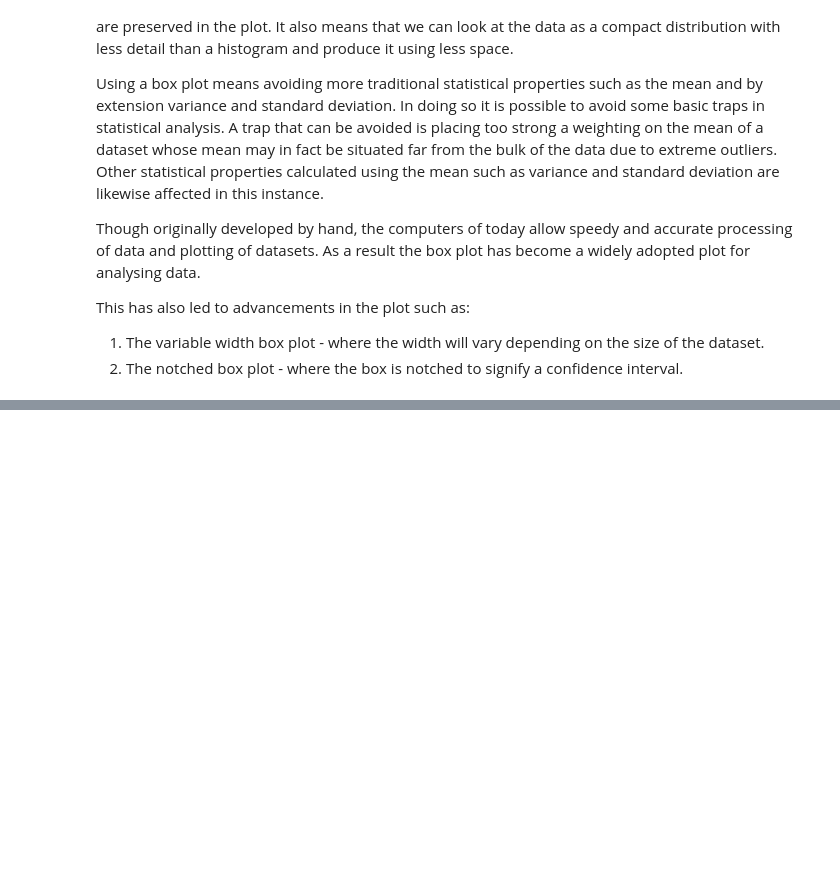
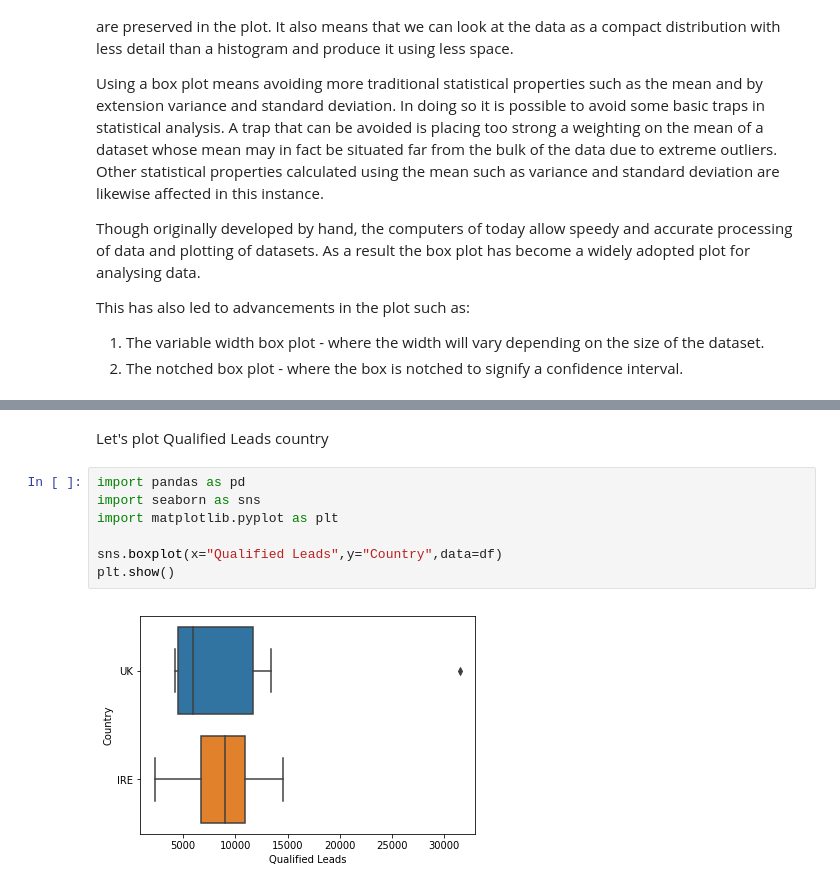
Before and after one commit to G00364690/Box-plot, a Jupyter notebook: FDA-Project.ipynb, the cells around one changed output, grey strips where cells are left out. Cells and saved outputs as stored; diff of their text form; blank space fills up the shorter version.

```diff
--- a/FDA-Project.ipynb
+++ b/FDA-Project.ipynb
@@ -40,0 +85,11 @@ This has also led to advancements in the plot such as:
+# %% [markdown]
+Let's plot Qualified Leads country
+# %%
+import pandas as pd
+import seaborn as sns
+import matplotlib.pyplot as plt
+
+sns.boxplot(x="Qualified Leads",y="Country",data=df)
+plt.show()
+# %% [output]
+[figure, added]
```
Also changed, not shown: parts of 13 cells of this notebook, 1 other file.
